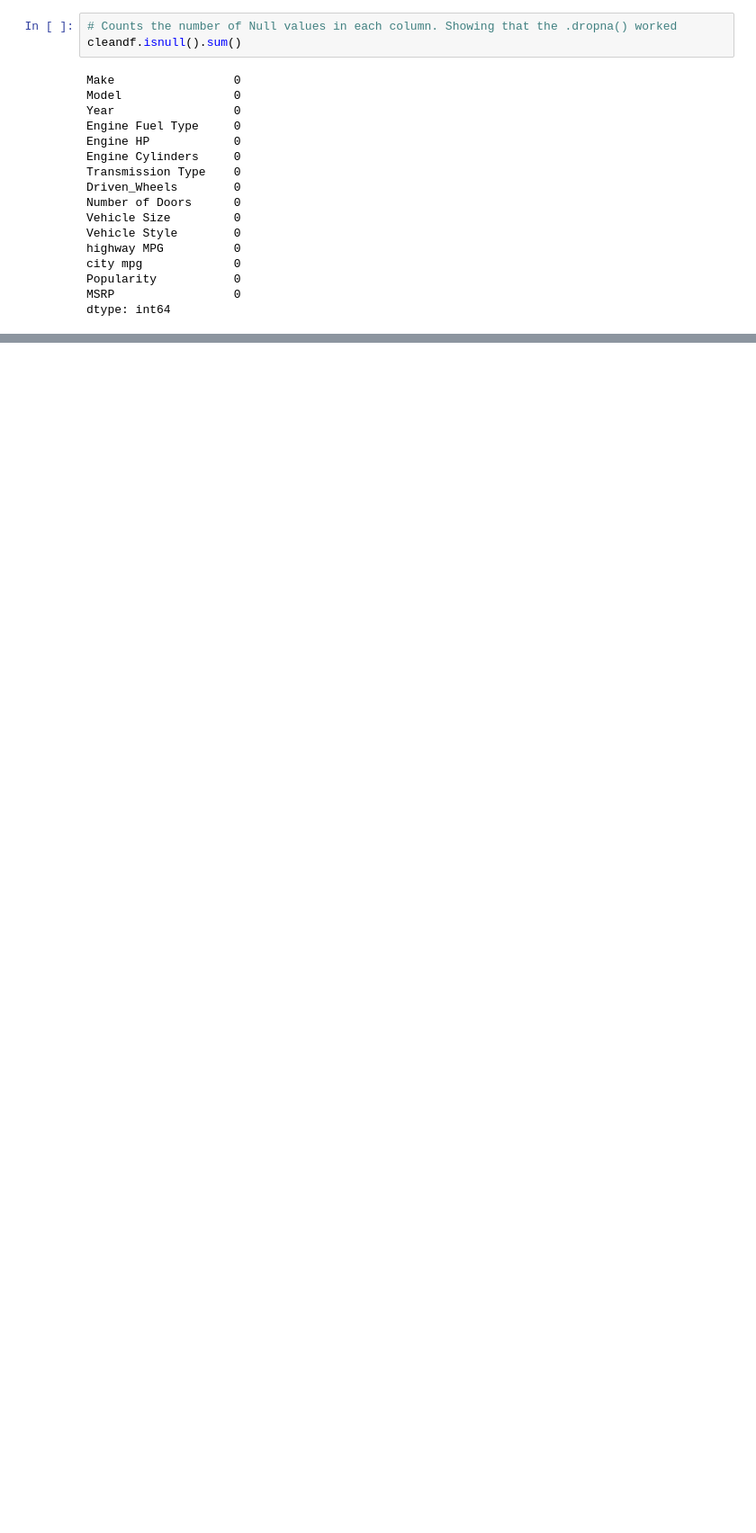
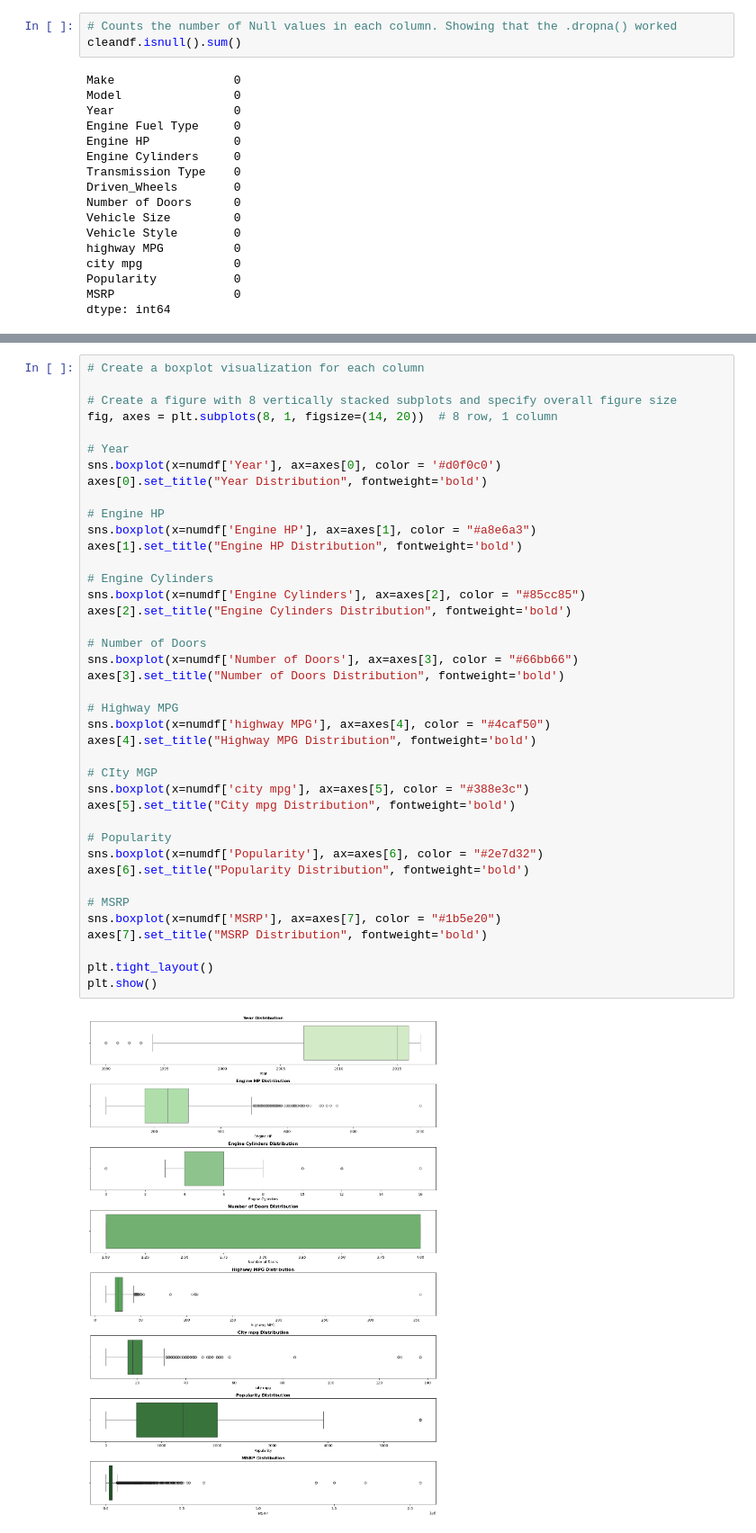
Before and after one commit to NMcHale029/SEIS631-Project2, a Jupyter notebook: project2.ipynb, the cells around one changed output, grey strips where cells are left out. Shown at 90% size. Drawn from its saved outputs; the diff is of its cells as text; blank space fills up the shorter version.

```diff
--- a/project2.ipynb
+++ b/project2.ipynb
@@ -502,0 +301,42 @@ plt.show()
+# %%
+# Create a boxplot visualization for each column
+
+# Create a figure with 8 vertically stacked subplots and specify overall figure size
+fig, axes = plt.subplots(8, 1, figsize=(14, 20))  # 8 row, 1 column
+
+# Year
+sns.boxplot(x=numdf['Year'], ax=axes[0], color = '#d0f0c0')
+axes[0].set_title("Year Distribution", fontweight='bold')
+
+# Engine HP
+sns.boxplot(x=numdf['Engine HP'], ax=axes[1], color = "#a8e6a3")
+axes[1].set_title("Engine HP Distribution", fontweight='bold')
+
+# Engine Cylinders
+sns.boxplot(x=numdf['Engine Cylinders'], ax=axes[2], color = "#85cc85")
+axes[2].set_title("Engine Cylinders Distribution", fontweight='bold')
+
+# Number of Doors
+sns.boxplot(x=numdf['Number of Doors'], ax=axes[3], color = "#66bb66")
+axes[3].set_title("Number of Doors Distribution", fontweight='bold')
+
+# Highway MPG
+sns.boxplot(x=numdf['highway MPG'], ax=axes[4], color = "#4caf50")
+axes[4].set_title("Highway MPG Distribution", fontweight='bold')
+
+# CIty MGP
+sns.boxplot(x=numdf['city mpg'], ax=axes[5], color = "#388e3c")
+axes[5].set_title("City mpg Distribution", fontweight='bold')
+
+# Popularity
+sns.boxplot(x=numdf['Popularity'], ax=axes[6], color = "#2e7d32")
+axes[6].set_title("Popularity Distribution", fontweight='bold')
+
+# MSRP
+sns.boxplot(x=numdf['MSRP'], ax=axes[7], color = "#1b5e20")
+axes[7].set_title("MSRP Distribution", fontweight='bold')
+
+plt.tight_layout()
+plt.show()
+# %% [output]
+[figure, added]
```
Also changed, not shown: parts of 56 cells of this notebook.
